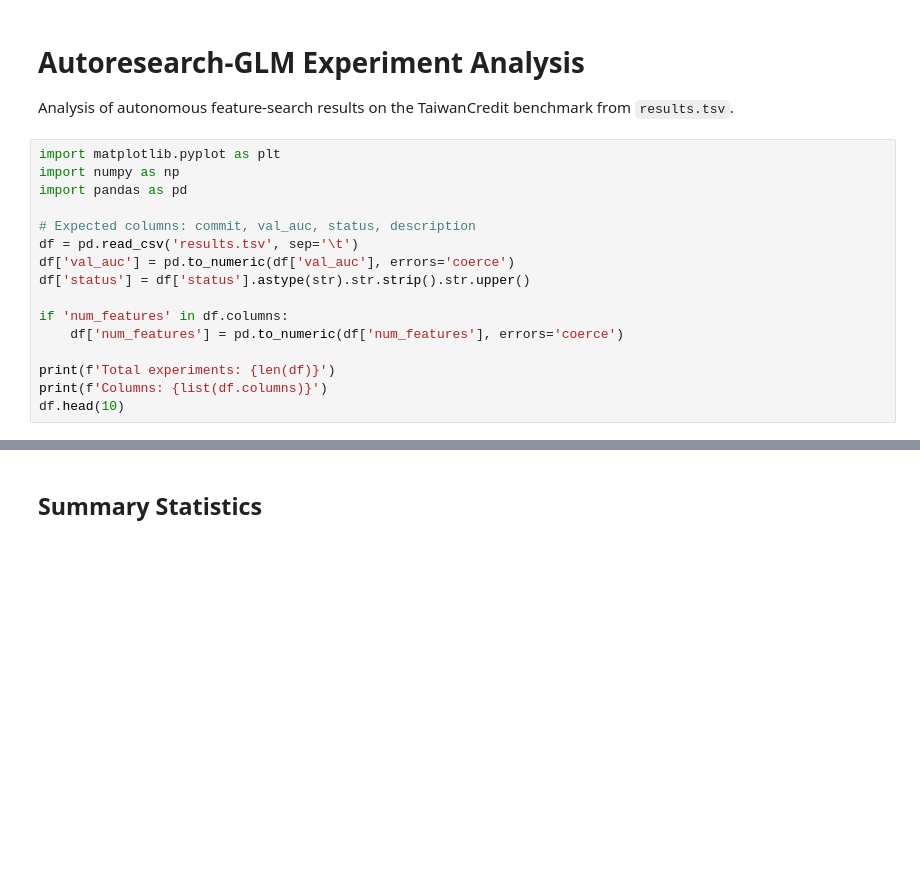
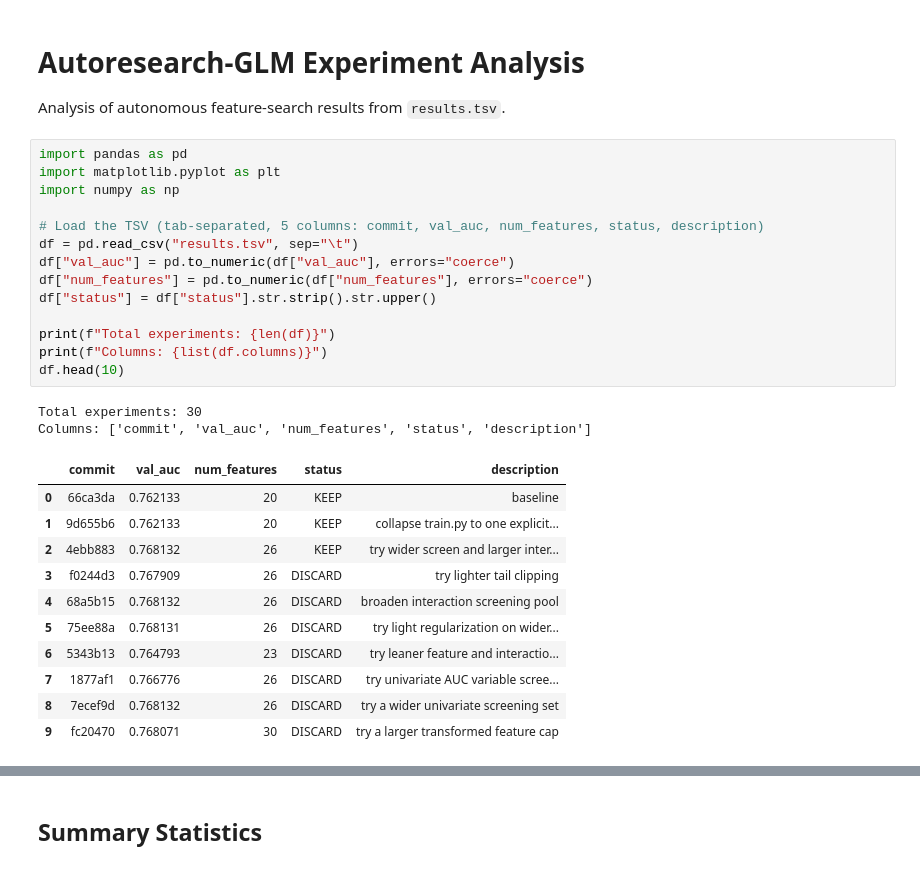
Before and after one commit to ajzhanghk/autoresearch-glm, a Jupyter notebook: analysis.ipynb, the cells around one changed output, grey strips where cells are left out. Saved outputs shown, nothing was run; the diff lists cells and outputs as text; blank space fills up the shorter version.

```diff
--- a/analysis.ipynb
+++ b/analysis.ipynb
@@ -1,21 +1,33 @@
 # %% [markdown]
 # Autoresearch-GLM Experiment Analysis
 
-Analysis of autonomous feature-search results on the TaiwanCredit benchmark from `results.tsv`.
+Analysis of autonomous feature-search results from `results.tsv`.
 # %%
+import pandas as pd
 import matplotlib.pyplot as plt
 import numpy as np
-import pandas as pd
 
-# Expected columns: commit, val_auc, status, description
-df = pd.read_csv('results.tsv', sep='\t')
-df['val_auc'] = pd.to_numeric(df['val_auc'], errors='coerce')
-df['status'] = df['status'].astype(str).str.strip().str.upper()
+# Load the TSV (tab-separated, 5 columns: commit, val_auc, num_features, status, description)
+df = pd.read_csv("results.tsv", sep="\t")
+df["val_auc"] = pd.to_numeric(df["val_auc"], errors="coerce")
+df["num_features"] = pd.to_numeric(df["num_features"], errors="coerce")
+df["status"] = df["status"].str.strip().str.upper()
 
-if 'num_features' in df.columns:
-    df['num_features'] = pd.to_numeric(df['num_features'], errors='coerce')
-
-print(f'Total experiments: {len(df)}')
-print(f'Columns: {list(df.columns)}')
+print(f"Total experiments: {len(df)}")
+print(f"Columns: {list(df.columns)}")
 df.head(10)
+# %% [output]
+Total experiments: 30
+Columns: ['commit', 'val_auc', 'num_features', 'status', 'description']
+|  | commit | val_auc | num_features | status | description |
+| 0 | 66ca3da | 0.762133 | 20 | KEEP | baseline |
+| 1 | 9d655b6 | 0.762133 | 20 | KEEP | collapse train.py to one explicit... |
+| 2 | 4ebb883 | 0.768132 | 26 | KEEP | try wider screen and larger inter... |
+| 3 | f0244d3 | 0.767909 | 26 | DISCARD | try lighter tail clipping |
+| 4 | 68a5b15 | 0.768132 | 26 | DISCARD | broaden interaction screening pool |
+| 5 | 75ee88a | 0.768131 | 26 | DISCARD | try light regularization on wider... |
+| 6 | 5343b13 | 0.764793 | 23 | DISCARD | try leaner feature and interactio... |
+| 7 | 1877af1 | 0.766776 | 26 | DISCARD | try univariate AUC variable scree... |
+| 8 | 7ecef9d | 0.768132 | 26 | DISCARD | try a wider univariate screening set |
+| 9 | fc20470 | 0.768071 | 30 | DISCARD | try a larger transformed feature cap |
 # %%
```
Also changed, not shown: parts of 7 cells of this notebook, 1 other file.
